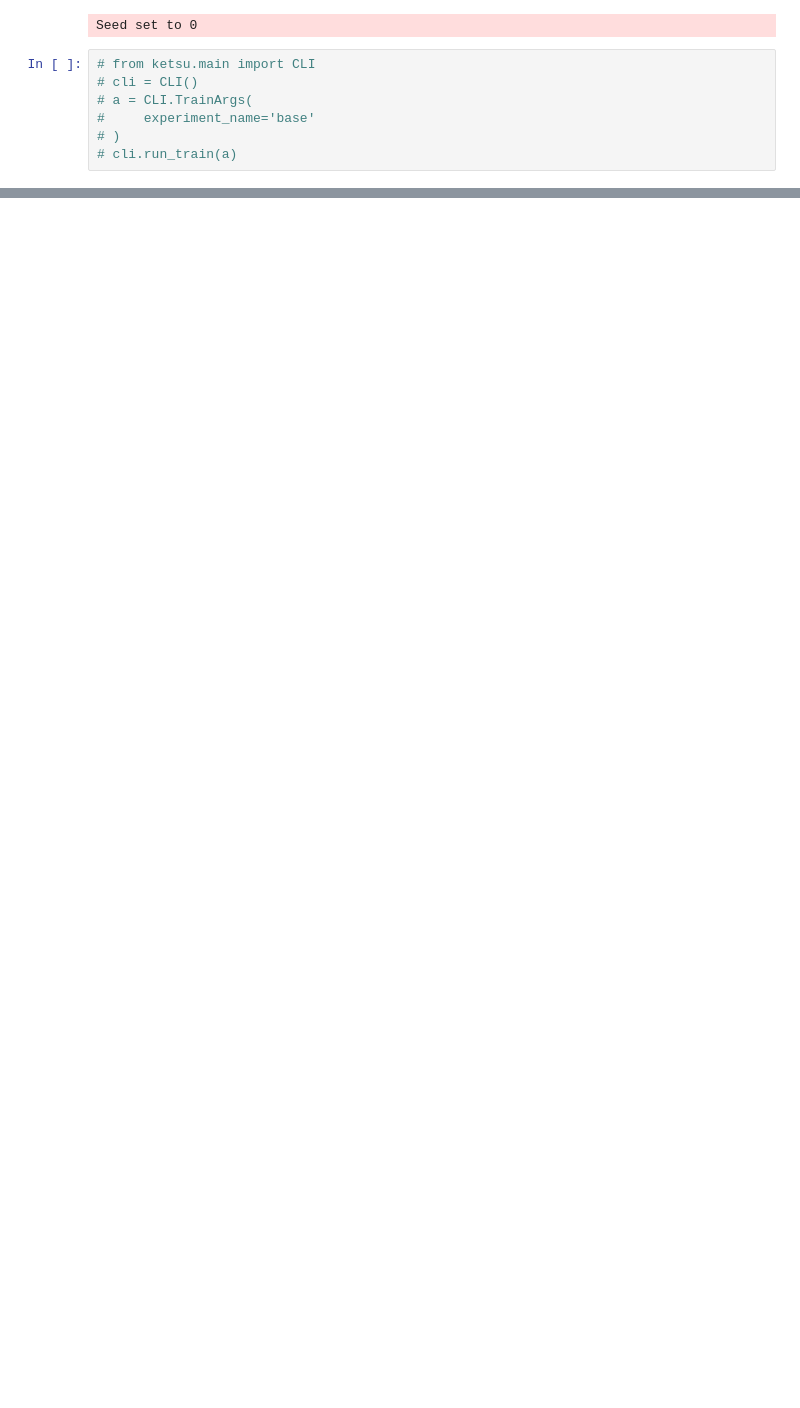
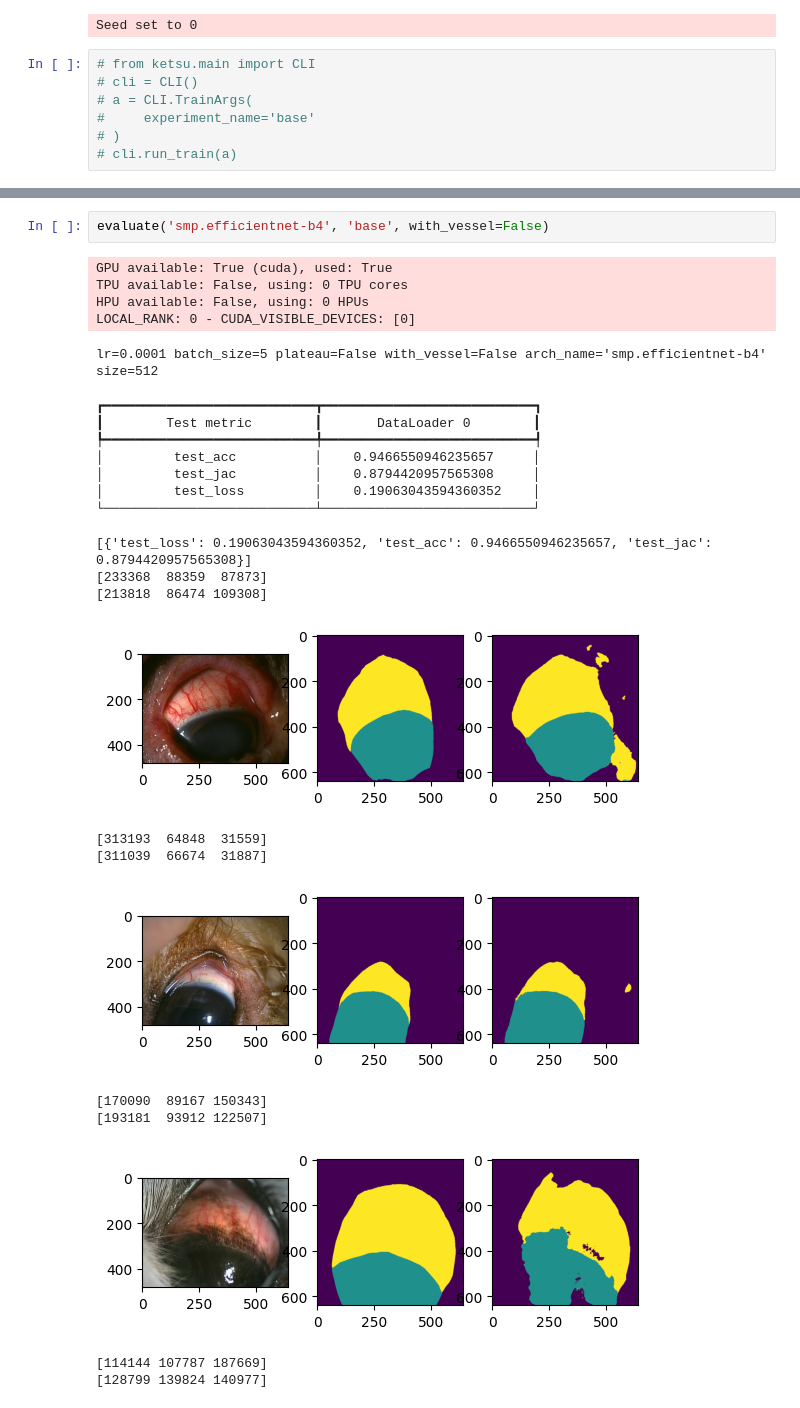
Before and after one commit to endaaman/ketsu, a Jupyter notebook: note_seg.ipynb, the cells around one changed output, grey strips where cells are left out. Cells and saved outputs as stored; diff of their text form; blank space fills up the shorter version.

```diff
--- a/note_seg.ipynb
+++ b/note_seg.ipynb
@@ -130,0 +163,27 @@ Testing: |
+# %%
+evaluate('smp.efficientnet-b4', 'base', with_vessel=False)
+# %% [output]
+GPU available: True (cuda), used: True
+TPU available: False, using: 0 TPU cores
+HPU available: False, using: 0 HPUs
+LOCAL_RANK: 0 - CUDA_VISIBLE_DEVICES: [0]
+lr=0.0001 batch_size=5 plateau=False with_vessel=False arch_name='smp.efficientnet-b4' size=512
+┏━━━━━━━━━━━━━━━━━━━━━━━━━━━┳━━━━━━━━━━━━━━━━━━━━━━━━━━━┓
+┃        Test metric        ┃       DataLoader 0        ┃
+┡━━━━━━━━━━━━━━━━━━━━━━━━━━━╇━━━━━━━━━━━━━━━━━━━━━━━━━━━┩
+│         test_acc          │    0.9466550946235657     │
+│         test_jac          │    0.8794420957565308     │
+│         test_loss         │    0.19063043594360352    │
+└───────────────────────────┴───────────────────────────┘
+[{'test_loss': 0.19063043594360352, 'test_acc': 0.9466550946235657, 'test_jac': 0.8794420957565308}]
+[233368  88359  87873]
+[213818  86474 109308]
+[figure, added]
+[313193  64848  31559]
+[311039  66674  31887]
+[figure, added]
+[170090  89167 150343]
+[193181  93912 122507]
+[figure, added]
+[114144 107787 187669]
+[128799 139824 140977]
```
Also changed, not shown: parts of 5 cells of this notebook, 4 other files.
